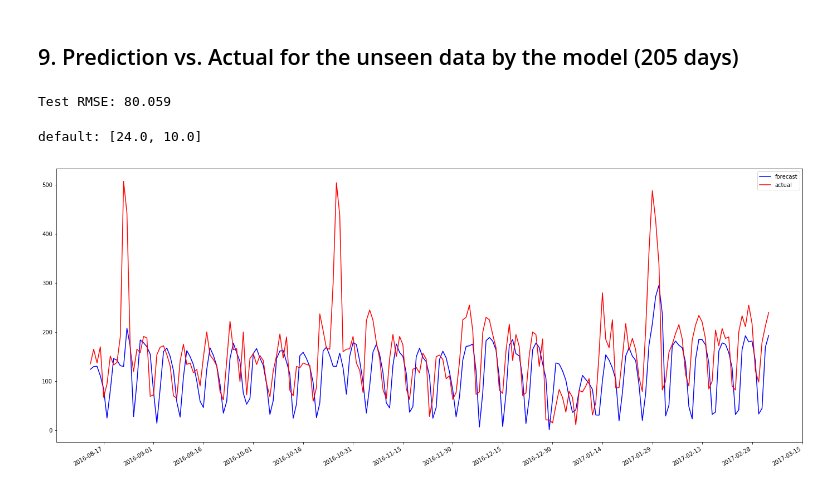
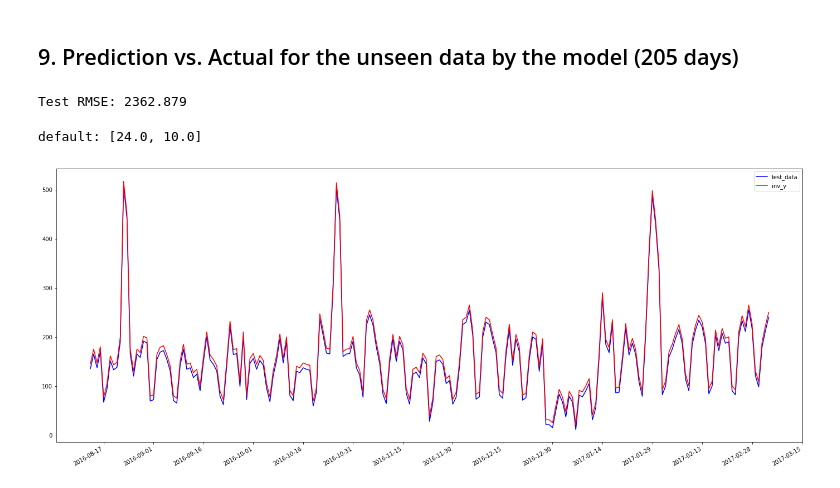
Before and after one commit to Kalinga/DS, a Jupyter notebook: Task2.ipynb, the cells around one changed output. Saved outputs shown, nothing was run; the diff lists cells and outputs as text; code cells hidden in the pictures.

```diff
--- a/Task2.ipynb
+++ b/Task2.ipynb
@@ -149,3 +151,22 @@ dev_count_perday = unique_device_per_day.groupby(['date'])['device_id'].count().
+# %%
+start = pd.Timestamp('2016-08-13')
+end = start + timedelta(days=205)
+days = mdates.drange(start, end,dt.timedelta(days=1))
+
+plt.gca().xaxis.set_major_formatter(mdates.DateFormatter('%Y-%m-%d'))
+plt.gca().xaxis.set_major_locator(mdates.DayLocator(interval=15))
+plt.plot(days, inv_yhat, "-b", label='forecast') # forecast
+plt.plot(days, inv_y,    "-r"   , label='actual')   # actual
+plt.legend(loc="upper right")
+plt.gcf().autofmt_xdate()
+
+fig_size = plt.rcParams["figure.figsize"]
+print("default:", fig_size)
+fig_size[0] = 24
+fig_size[1] = 10
+plt.rcParams["figure.figsize"] =  fig_size
+
+plt.show()
 # %% [markdown]
 ## 4. Save data as csv
 # %%
@@ -320,11 +361,10 @@ pyplot.show()
 test_data  = dev_count_perday['count'].to_numpy()[1005 - (360 + 205):] # 205 records were not part of training
 print(len(test_data))
 # ensure all data is float
-values = test_data.astype('float32')
+test_data = test_data.astype('float32')
 
 # normalize features
-
-scaled = scaler.transform(values.reshape(-1, 1))
+scaled = scaler.transform(test_data.reshape(-1, 1))
 print(scaler.data_max_)
 print(scaler.data_min_)
 
@@ -352,8 +408,16 @@ print(test_X.shape, test_y.shape)
 # %% [markdown]
 ## 9. Prediction vs. Actual for the unseen data by the model (205 days)
 # %%
+model_file = "2_epoch-10_loss-399.9633_val_loss-2556.4310.h5"
+    #model.compile(loss='mean_squared_error', optimizer="adam")
+    #Test RMSE: 2362.879
+    #epoch 10
+
+#model_file = "epoch-211_loss-0.0380_val_loss-0.0798.h5"
+    #Test RMSE: 80.059
+
 K.clear_session()  # Clear previous models from memory.
-model = load_model("epoch-211_loss-0.0380_val_loss-0.0798.h5")
+model = load_model(model_file)
 # make a prediction
 yhat = model.predict(test_X)
 
@@ -364,29 +428,33 @@ inv_yhat = scaler.inverse_transform(yhat)
 inv_y = scaler.inverse_transform(test_y)
 
 # calculate RMSE
+#rmse = sqrt(mean_squared_error(test_y, yhat))
+
 rmse = sqrt(mean_squared_error(inv_y, inv_yhat))
 print('Test RMSE: %.3f' % rmse)
 # %% [output]
-Test RMSE: 80.059
+Test RMSE: 2362.879
 # %%
 start = pd.Timestamp('2016-08-13')
 end = start + timedelta(days=205)
 days = mdates.drange(start, end,dt.timedelta(days=1))
 
 plt.gca().xaxis.set_major_formatter(mdates.DateFormatter('%Y-%m-%d'))
 plt.gca().xaxis.set_major_locator(mdates.DayLocator(interval=15))
-plt.plot(days, inv_yhat, "-b", label='forecast') # forecast
-plt.plot(days, inv_y,    "-r"   , label='actual')   # actual
+
+plt.plot(days, test_data[360:], "-b", label='test_data') # forecast
+plt.plot(days, inv_y+10,    "-r"   , label='inv_y')   # actual
+
 plt.legend(loc="upper right")
 plt.gcf().autofmt_xdate()
 
 fig_size = plt.rcParams["figure.figsize"]
 print("default:", fig_size)
 fig_size[0] = 24
 fig_size[1] = 10
 plt.rcParams["figure.figsize"] =  fig_size
 
 plt.show()
 # %% [output]
 default: [24.0, 10.0]
-[figure, old version]
+[figure, new version]
```
Also changed, not shown: parts of 19 cells of this notebook.
